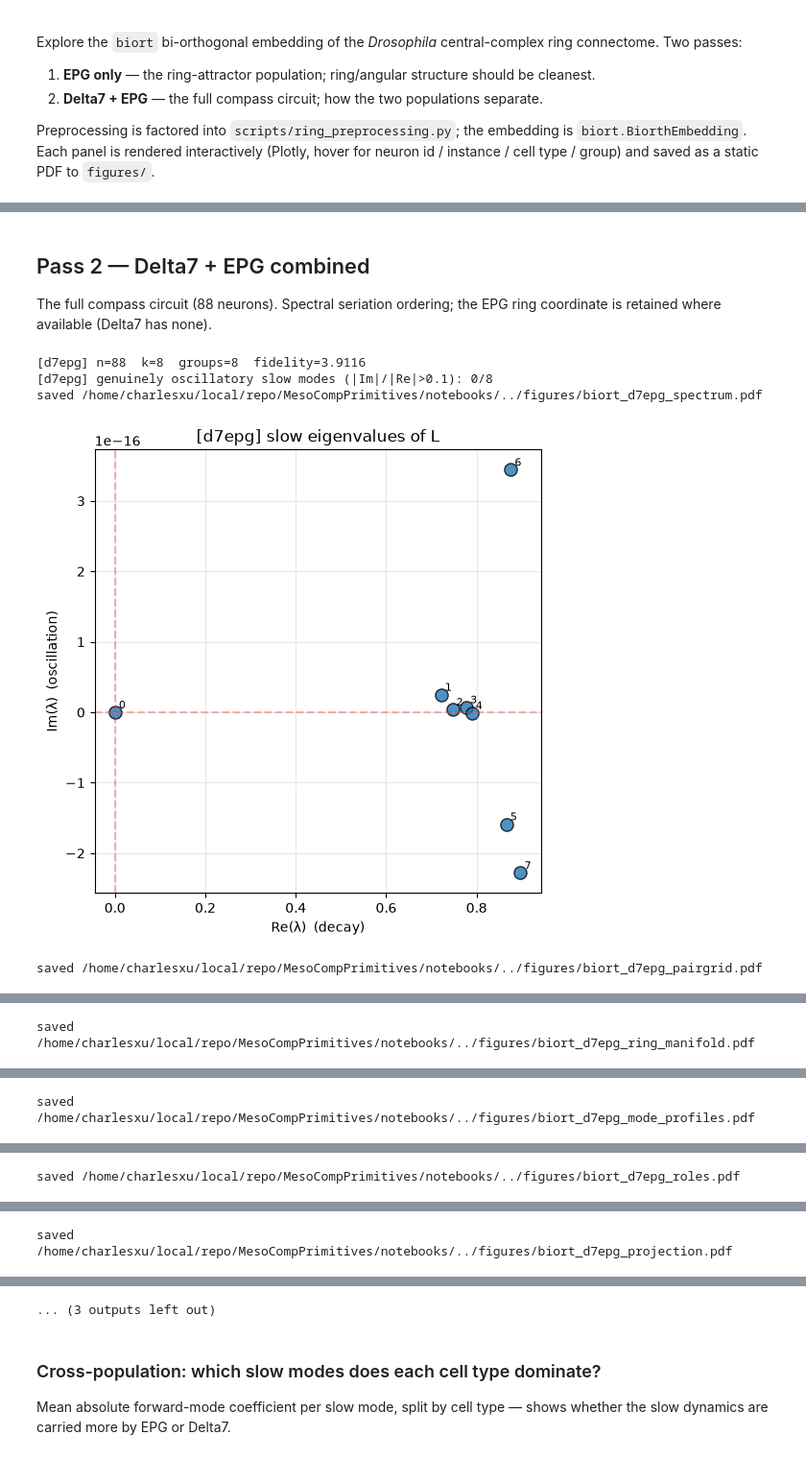
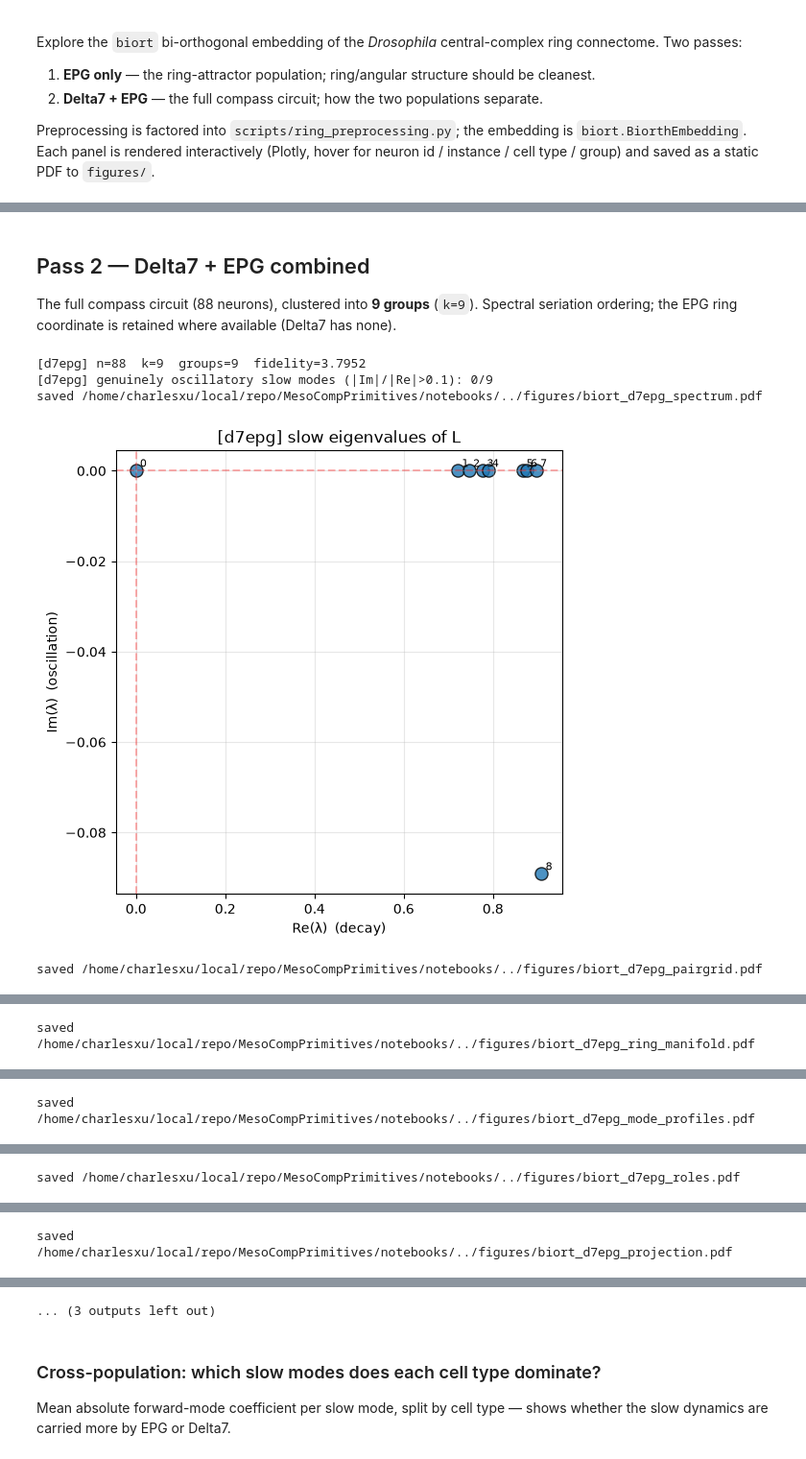
Before and after one commit to CharlesXu-Jingyue/MesoCompPrimitives, a Jupyter notebook: notebooks/biort_embedding_exploration.ipynb, the cells around one changed output, grey strips where cells are left out. Shown at 96% size. Saved outputs shown, nothing was run; the diff lists cells and outputs as text; code cells hidden in the pictures.

```diff
--- a/notebooks/biort_embedding_exploration.ipynb
+++ b/notebooks/biort_embedding_exploration.ipynb
@@ -246,14 +259,15 @@ saved /home/charlesxu/local/repo/MesoCompPrimitives/notebooks/../figures/biort_e
 # %% [markdown]
 ## Pass 2 — Delta7 + EPG combined
 
-The full compass circuit (88 neurons). Spectral seriation ordering; the EPG ring
-coordinate is retained where available (Delta7 has none).
+The full compass circuit (88 neurons), clustered into **9 groups** (`k=9`).
+Spectral seriation ordering; the EPG ring coordinate is retained where available
+(Delta7 has none).
 # %%
 rc_all = load_ring_connectome(['Delta7', 'EPG'], reorder='seriation')
-b_all = explore_population(rc_all, 'd7epg')
+b_all = explore_population(rc_all, 'd7epg', k=9)   # 9 clusters
 # %% [output]
-[d7epg] n=88  k=8  groups=8  fidelity=3.9116
-[d7epg] genuinely oscillatory slow modes (|Im|/|Re|>0.1): 0/8
+[d7epg] n=88  k=9  groups=9  fidelity=3.7952
+[d7epg] genuinely oscillatory slow modes (|Im|/|Re|>0.1): 0/9
 saved /home/charlesxu/local/repo/MesoCompPrimitives/notebooks/../figures/biort_d7epg_spectrum.pdf
-[figure, old version]
+[figure, new version]
 saved /home/charlesxu/local/repo/MesoCompPrimitives/notebooks/../figures/biort_d7epg_pairgrid.pdf
```
Also changed, not shown: parts of 5 cells of this notebook, 16 other files.
